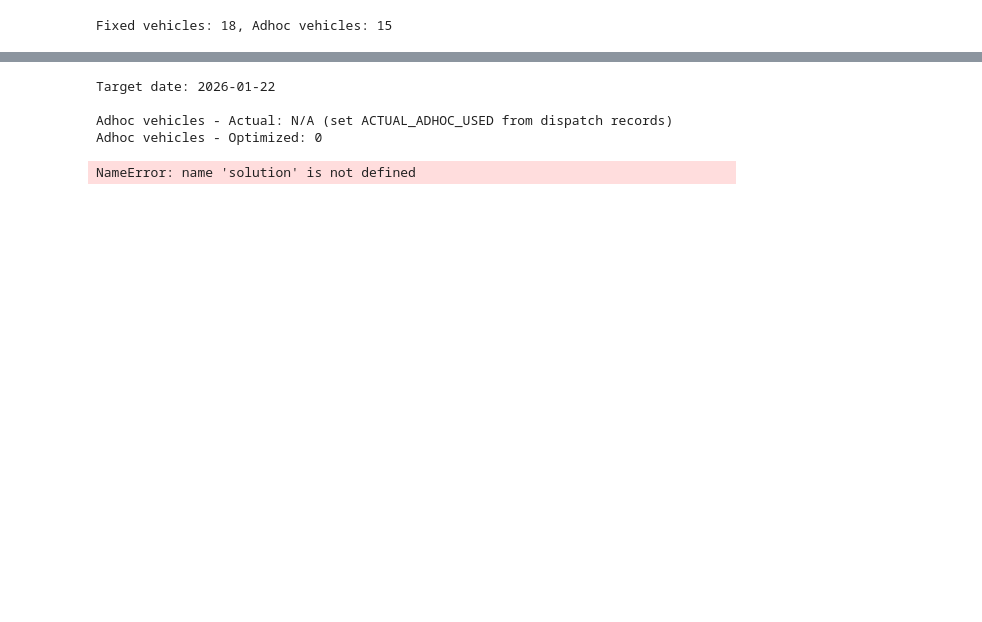
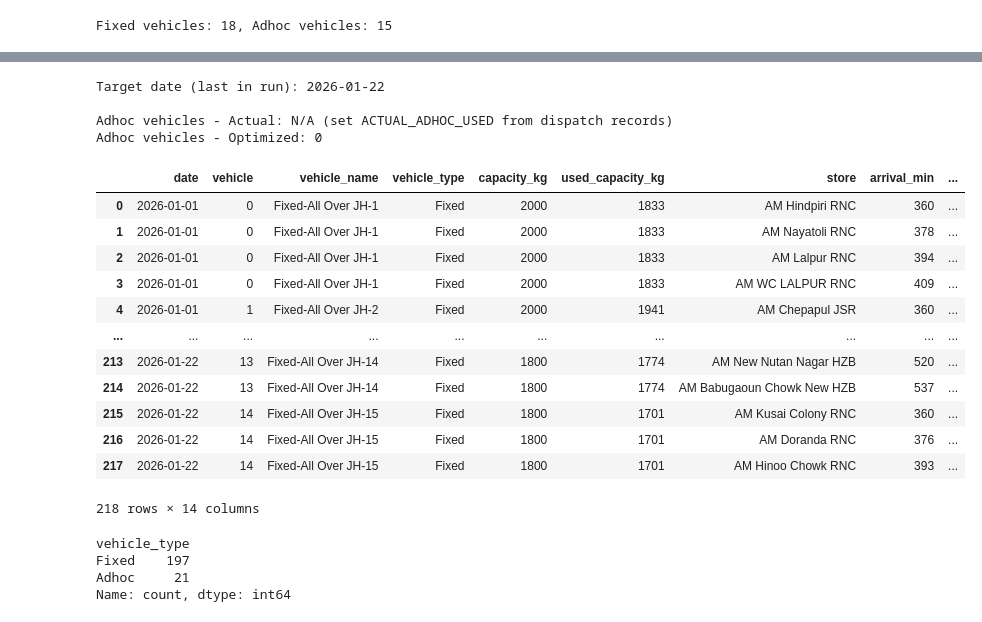
Before and after one commit to kavetinaveen/Warehouse-Distribution-Network, a Jupyter notebook: src/notebooks/explore_data.ipynb, the cells around one changed output, grey strips where cells are left out. Drawn from its saved outputs; the diff is of its cells as text; code cells hidden in the pictures; blank space fills up the shorter version.

```diff
--- a/src/notebooks/explore_data.ipynb
+++ b/src/notebooks/explore_data.ipynb
@@ -72,0 +63,4 @@ Total demand (kg): 27350.8
+# %%
+for date in all_dates:
+    day_demand = demand_df[demand_df["delivery_date"].dt.date == date].copy()
+    print(f"{date}: {day_demand['Weight (in kg)'].max()}")
@@ -159,8 +176,10 @@ Fixed vehicles: 18, Adhoc vehicles: 15
 # %%
 # ============== Build and Solve VRP with OR-Tools ==============
 def solve_vrp(time_matrix, time_windows, demands, vehicle_capacities, vehicle_types,
-              store_cities, depot=0, adhoc_fixed_cost=50000):
-    """Solve CVRP with time windows. Fixed vehicles preferred; Adhoc used only when needed."""
+              store_cities, depot=0, adhoc_fixed_cost=50000, soft_tw_lower=10, soft_tw_upper=10000):
+    """Solve CVRP with soft time windows. Vehicles may arrive early (wait until start) or late.
+    soft_tw_lower: small penalty per min for early arrival.
+    soft_tw_upper: large penalty per min for late arrival (missing window)."""
     num_vehicles = len(vehicle_capacities)
     manager = pywrapcp.RoutingIndexManager(len(time_matrix), num_vehicles, depot)
     routing = pywrapcp.RoutingModel(manager)
@@ -186,9 +205,14 @@ def solve_vrp(time_matrix, time_windows, demands, vehicle_capacities, vehicle_ty
         transit_cb_idx, 60, 12 * 60, False, "Time"
     )
     time_dim = routing.GetDimensionOrDie("Time")
+    # Soft time windows: early arrival allowed (vehicle waits); small penalty for early, large for late
     for i, tw in enumerate(time_windows):
         idx = manager.NodeToIndex(i)
-        time_dim.CumulVar(idx).SetRange(tw[0], tw[1])
+        if i == depot:
+            time_dim.CumulVar(idx).SetRange(tw[0], tw[1])  # Depot: keep hard
+        else:
+            time_dim.SetCumulVarSoftLowerBound(idx, tw[0], soft_tw_lower)   # Early: small penalty
+            time_dim.SetCumulVarSoftUpperBound(idx, tw[1], soft_tw_upper)   # Late: large penalty
 
     # Capacity dimension
     def demand_callback(from_index):
@@ -205,9 +229,4 @@ def solve_vrp(time_matrix, time_windows, demands, vehicle_capacities, vehicle_ty
 
     solution = routing.SolveWithParameters(search_params)
     return solution, routing, manager, time_dim
-
-solution, routing, manager, time_dim = solve_vrp(
-    time_matrix, time_windows, demands, vehicle_capacities, vehicle_types,
-    store_cities, adhoc_fixed_cost=ADHOC_FIXED_COST
-)
 # %%
@@ -278,12 +314,13 @@ demand_df[demand_df["delivery_date"] == "2026-01-22"]
 # %%
 # ============== Actual vs Optimized Adhoc Vehicles ==============
+# (Shows comparison for last date in the run)
 # Actual: from historical dispatch records
 # Option 1: Set manually below
 # Option 2: Add sheet "Actual Dispatch" with columns [delivery_date, adhoc_vehicles_used]
 ACTUAL_ADHOC_USED = None  # Set to int if you have records, e.g. 3
 try:
     actual_df = pd.read_excel("./data/Logistic Details_JH_Last 15 Days.xlsx", sheet_name="Actual Dispatch")
-    match = actual_df[actual_df["delivery_date"].dt.date == TARGET_DATE]
+    match = actual_df[actual_df["delivery_date"].dt.date == TARGET_DATE] if TARGET_DATE else pd.DataFrame()
     if not match.empty and ACTUAL_ADHOC_USED is None:
         ACTUAL_ADHOC_USED = int(match.iloc[0]["adhoc_vehicles_used"])
 except Exception:
@@ -302,38 +339,49 @@ comparison = pd.DataFrame({
     "Actual (historical)": [ACTUAL_ADHOC_USED if ACTUAL_ADHOC_USED is not None else "N/A"],
     "Optimized (VRP)": [optimized_adhoc_used]
 })
-print(f"Target date: {TARGET_DATE}")
+if TARGET_DATE:
+    print(f"Target date (last in run): {TARGET_DATE}")
 print(f"\nAdhoc vehicles - Actual: {ACTUAL_ADHOC_USED if ACTUAL_ADHOC_USED is not None else 'N/A (set ACTUAL_ADHOC_USED from dispatch records)'}")
 print(f"Adhoc vehicles - Optimized: {optimized_adhoc_used}")
 if ACTUAL_ADHOC_USED is not None:
     diff = optimized_adhoc_used - ACTUAL_ADHOC_USED
     print(f"Difference: {diff:+d} (optimization {'reduces' if diff < 0 else 'increases'} adhoc usage by {abs(diff)})")
 # %% [output]
-Target date: 2026-01-22
+Target date (last in run): 2026-01-22
 
 Adhoc vehicles - Actual: N/A (set ACTUAL_ADHOC_USED from dispatch records)
 Adhoc vehicles - Optimized: 0
 # %%
-# ============== Routes Summary DataFrame ==============
-if solution:
-    rows = []
-    for v, route in enumerate(routes_data):
-        for stop in route:
-            if stop["store"] != "DEPOT":
-                rows.append({
-                    "vehicle": v,
-                    "store": stop["store"],
-                    "arrival_min": stop["arrival"],
-                    "arrival_time": f"{stop['arrival']//60:02d}:{stop['arrival']%60:02d}",
-                    "load_kg": stop["load_kg"]
-                })
-    routes_summary = pd.DataFrame(rows)
+# ============== Routes Summary (All Dates) ==============
+# Combined output: date, vehicle info, store, arrival_time, time window (tw_start_time, tw_end_time)
+if not routes_summary_all.empty:
     try:
-        display(routes_summary)
+        display(routes_summary_all)
     except NameError:
-        print(routes_summary.to_string())
+        print(routes_summary_all.to_string())
+else:
+    print("No solutions found for any date.")
 # %% [output]
+|  | date | vehicle | vehicle_name | vehicle_type | capacity_kg | used_capacity_kg | store | arrival_min | ... |
+| 0 | 2026-01-01 | 0 | Fixed-All Over JH-1 | Fixed | 2000 | 1833 | AM Hindpiri RNC | 360 | ... |
+| 1 | 2026-01-01 | 0 | Fixed-All Over JH-1 | Fixed | 2000 | 1833 | AM Nayatoli RNC | 378 | ... |
+| 2 | 2026-01-01 | 0 | Fixed-All Over JH-1 | Fixed | 2000 | 1833 | AM Lalpur RNC | 394 | ... |
+| 3 | 2026-01-01 | 0 | Fixed-All Over JH-1 | Fixed | 2000 | 1833 | AM WC LALPUR RNC | 409 | ... |
+| 4 | 2026-01-01 | 1 | Fixed-All Over JH-2 | Fixed | 2000 | 1941 | AM Chepapul JSR | 360 | ... |
+| ... | ... | ... | ... | ... | ... | ... | ... | ... | ... |
+| 213 | 2026-01-22 | 13 | Fixed-All Over JH-14 | Fixed | 1800 | 1774 | AM New Nutan Nagar HZB | 520 | ... |
+| 214 | 2026-01-22 | 13 | Fixed-All Over JH-14 | Fixed | 1800 | 1774 | AM Babugaoun Chowk New HZB | 537 | ... |
+| 215 | 2026-01-22 | 14 | Fixed-All Over JH-15 | Fixed | 1800 | 1701 | AM Kusai Colony RNC | 360 | ... |
+| 216 | 2026-01-22 | 14 | Fixed-All Over JH-15 | Fixed | 1800 | 1701 | AM Doranda RNC | 376 | ... |
+| 217 | 2026-01-22 | 14 | Fixed-All Over JH-15 | Fixed | 1800 | 1701 | AM Hinoo Chowk RNC | 393 | ... |
-NameError: name 'solution' is not defined
+218 rows × 14 columns
+# %%
+routes_summary_all["vehicle_type"].value_counts()
+# %% [output]
+vehicle_type
+Fixed    197
+Adhoc     21
+Name: count, dtype: int64
 # %%
 # ============== Optional: Plot Routes ==============
 if solution and "routes_data" in dir():
```
Also changed, not shown: parts of 9 cells of this notebook.
